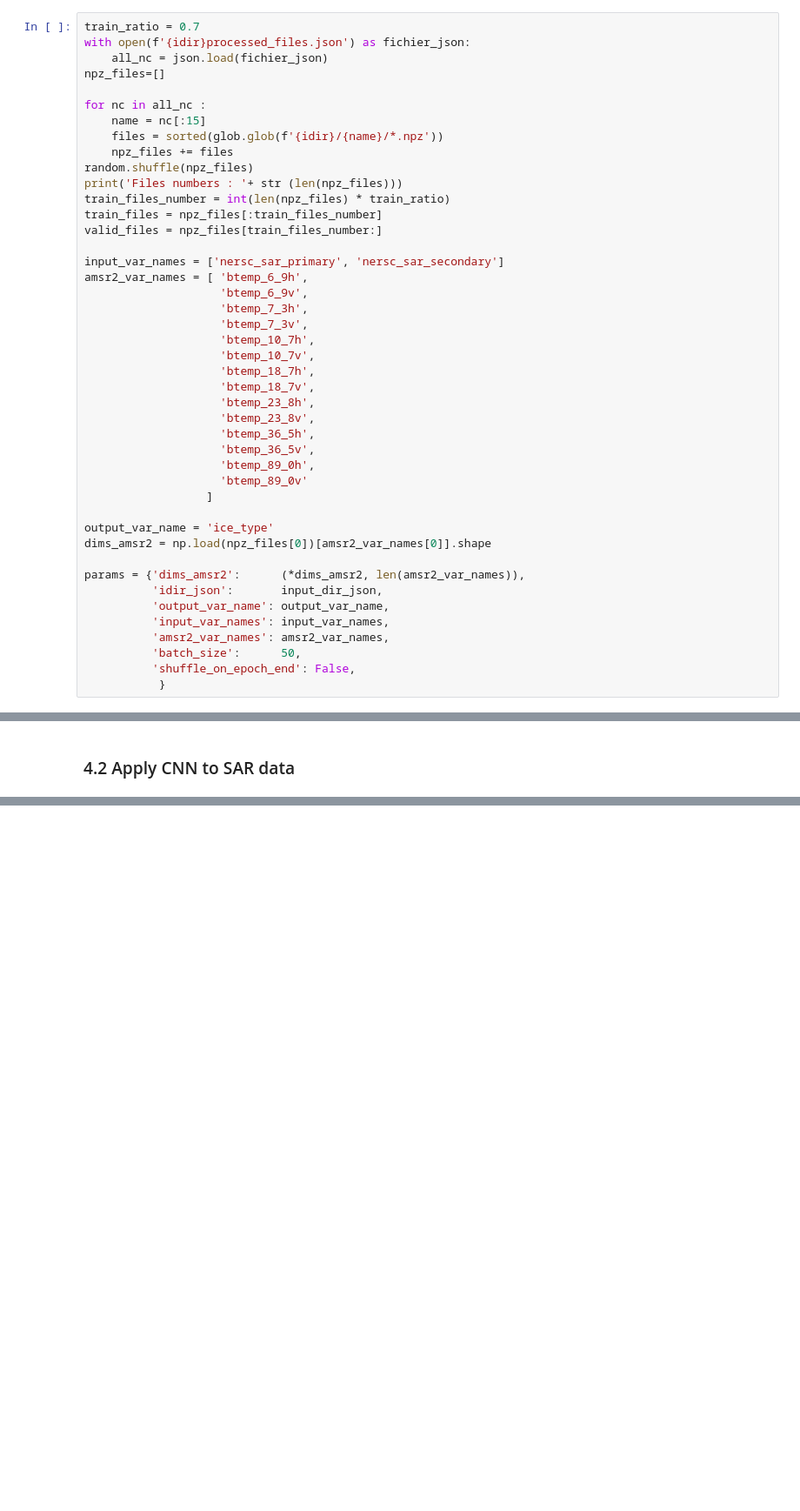
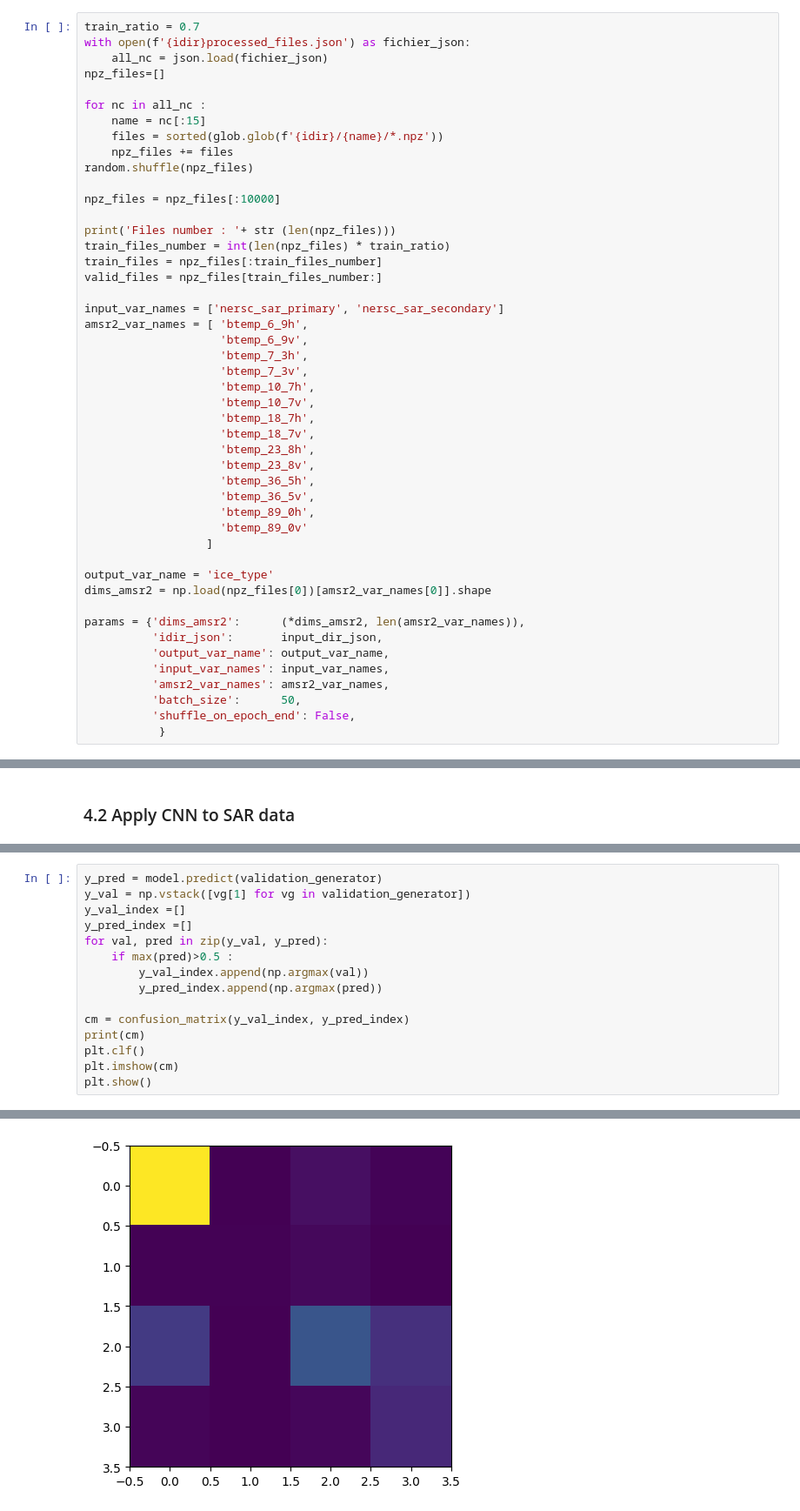
Before and after one commit to nansencenter/sea_ice_type_cnn_training, a Jupyter notebook: asip_v2/Exemple of data_generator.ipynb, the cells around one changed output, grey strips where cells are left out. Shown at 87% size. Cells and saved outputs as stored; diff of their text form; blank space fills up the shorter version.

```diff
--- a/asip_v2/Exemple of data_generator.ipynb
+++ b/asip_v2/Exemple of data_generator.ipynb
@@ -109,7 +131,10 @@ for nc in all_nc :
     files = sorted(glob.glob(f'{idir}/{name}/*.npz'))
     npz_files += files
 random.shuffle(npz_files)
-print('Files numbers : '+ str (len(npz_files)))
+
+npz_files = npz_files[:10000]
+
+print('Files number : '+ str (len(npz_files)))
 train_files_number = int(len(npz_files) * train_ratio)
 train_files = npz_files[:train_files_number]
 valid_files = npz_files[train_files_number:]
@@ -263,0 +269,16 @@ Do you have some time to explain the next steps in detail?
+# %%
+y_pred = model.predict(validation_generator)
+y_val = np.vstack([vg[1] for vg in validation_generator])
+y_val_index =[]
+y_pred_index =[]
+for val, pred in zip(y_val, y_pred):
+    if max(pred)>0.5 :
+        y_val_index.append(np.argmax(val))
+        y_pred_index.append(np.argmax(pred))
+
+cm = confusion_matrix(y_val_index, y_pred_index)
+print(cm)
+plt.clf()
+plt.imshow(cm)
+plt.show()
+# %% [output]
@@ -263,0 +290 @@ Do you have some time to explain the next steps in detail?
+[figure, added]
```
Also changed, not shown: parts of 27 cells of this notebook, 33 other files.
